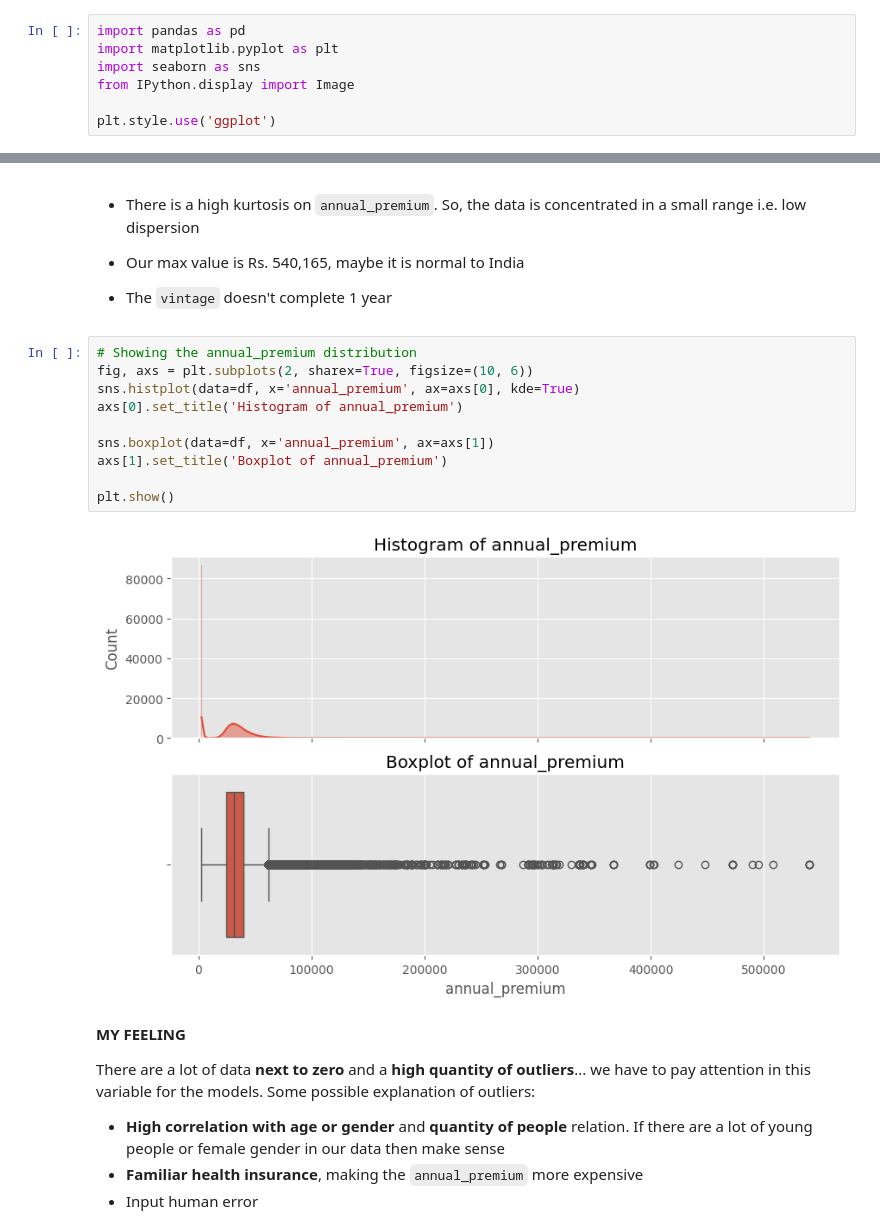
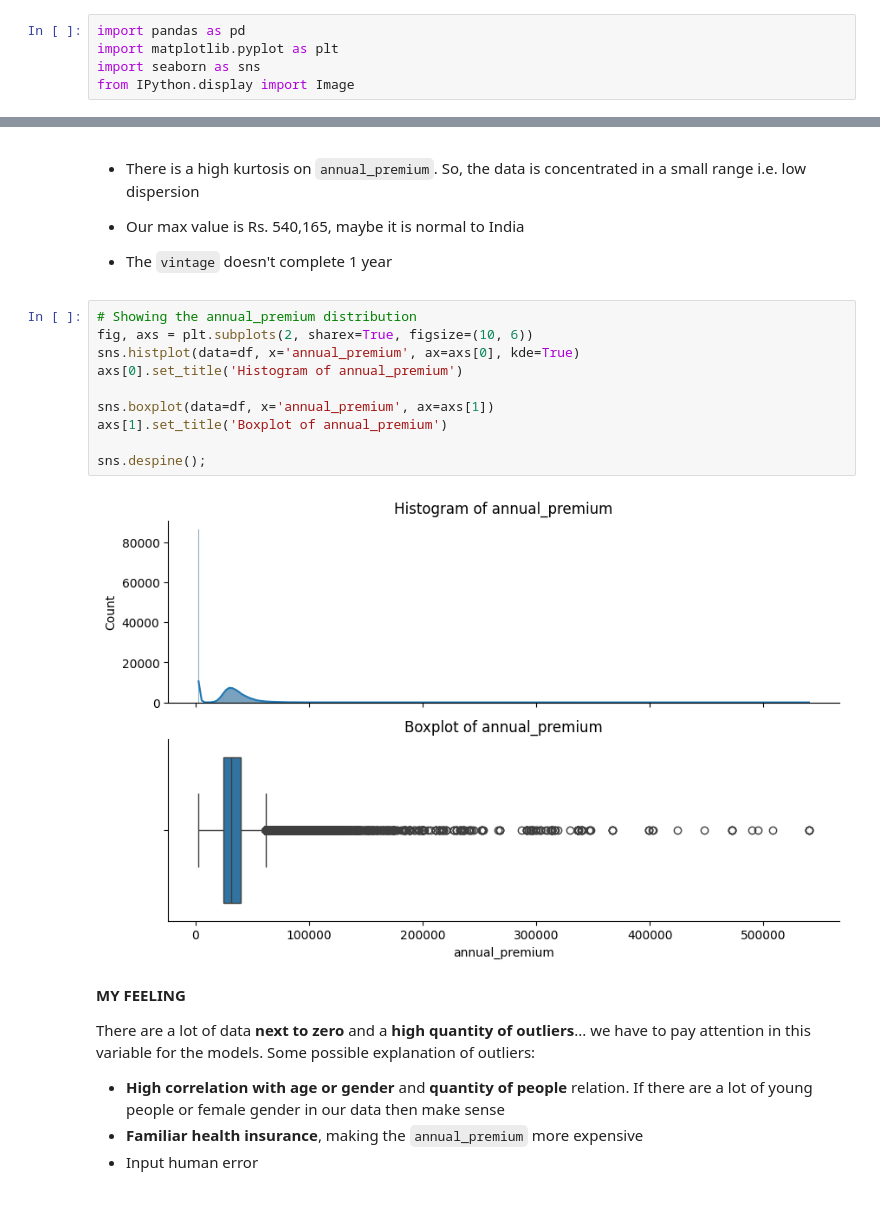
Before and after one commit to Emersonmiady/health-insurance-cross-sell, a Jupyter notebook: src/hi_cs_analysis.ipynb, the cells around one changed output, grey strips where cells are left out. Cells and saved outputs as stored; diff of their text form; blank space fills up the shorter version.

```diff
--- a/src/hi_cs_analysis.ipynb
+++ b/src/hi_cs_analysis.ipynb
@@ -49,7 +49,5 @@ import pandas as pd
 import matplotlib.pyplot as plt
 import seaborn as sns
 from IPython.display import Image
-
-plt.style.use('ggplot')
 # %% [markdown]
 ## 2.2. Helper functions
@@ -218,15 +266,15 @@ display(metrics)
 # %%
 # Showing the annual_premium distribution
 fig, axs = plt.subplots(2, sharex=True, figsize=(10, 6))
 sns.histplot(data=df, x='annual_premium', ax=axs[0], kde=True)
 axs[0].set_title('Histogram of annual_premium')
 
 sns.boxplot(data=df, x='annual_premium', ax=axs[1])
 axs[1].set_title('Boxplot of annual_premium')
 
-plt.show()
+sns.despine();
 # %% [output]
-[figure, old version]
+[figure, new version]
 # %% [markdown]
 **MY FEELING**
 
```
Also changed, not shown: parts of 26 cells of this notebook, 1 other file.
